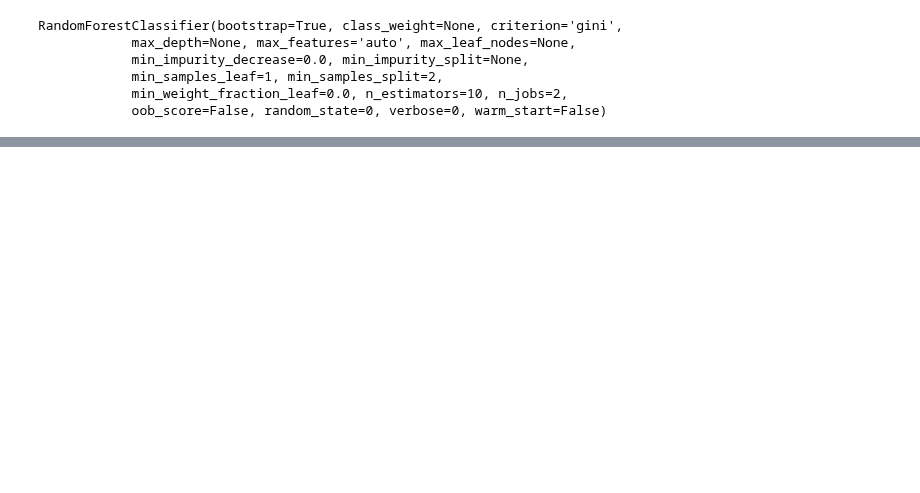
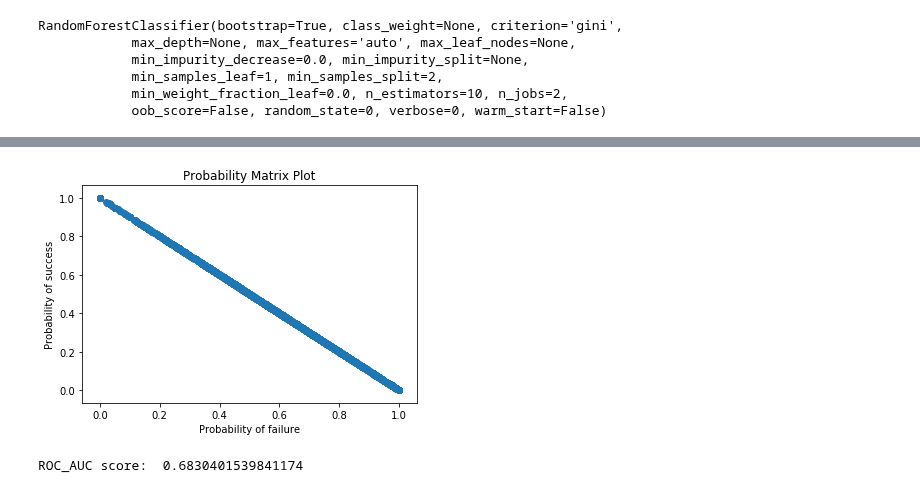
Before and after one commit to liberrhythm/mlvu-kickstarter-project, a Jupyter notebook: kickstarter-random-forest-analysis.ipynb, the cells around one changed output, grey strips where cells are left out. Saved outputs shown, nothing was run; the diff lists cells and outputs as text; code cells hidden in the pictures; blank space fills up the shorter version.

```diff
--- a/kickstarter-random-forest-analysis.ipynb
+++ b/kickstarter-random-forest-analysis.ipynb
@@ -129,0 +156,16 @@ avg / total       0.65      0.66      0.65     66335
+# %%
+x, y = zip(*probabilities)
+plt.scatter(x,y)
+plt.title("Probability Matrix Plot")
+plt.xlabel("Probability of failure")
+plt.ylabel("Probability of success")
+plt.show()
+# %% [output]
+[figure, added]
+# %%
+# get probabilities for the positive class (second column in probabilities)
+positive_probabilities = probabilities[:,1]
+# is over 0.5 - which is the standard for a no-skill model
+print("ROC_AUC score: ", roc_auc_score(y_val.cat.codes, positive_probabilities))
+# %% [output]
+ROC_AUC score:  0.6830401539841174
```
Also changed, not shown: parts of 18 cells of this notebook, 7 other files.
